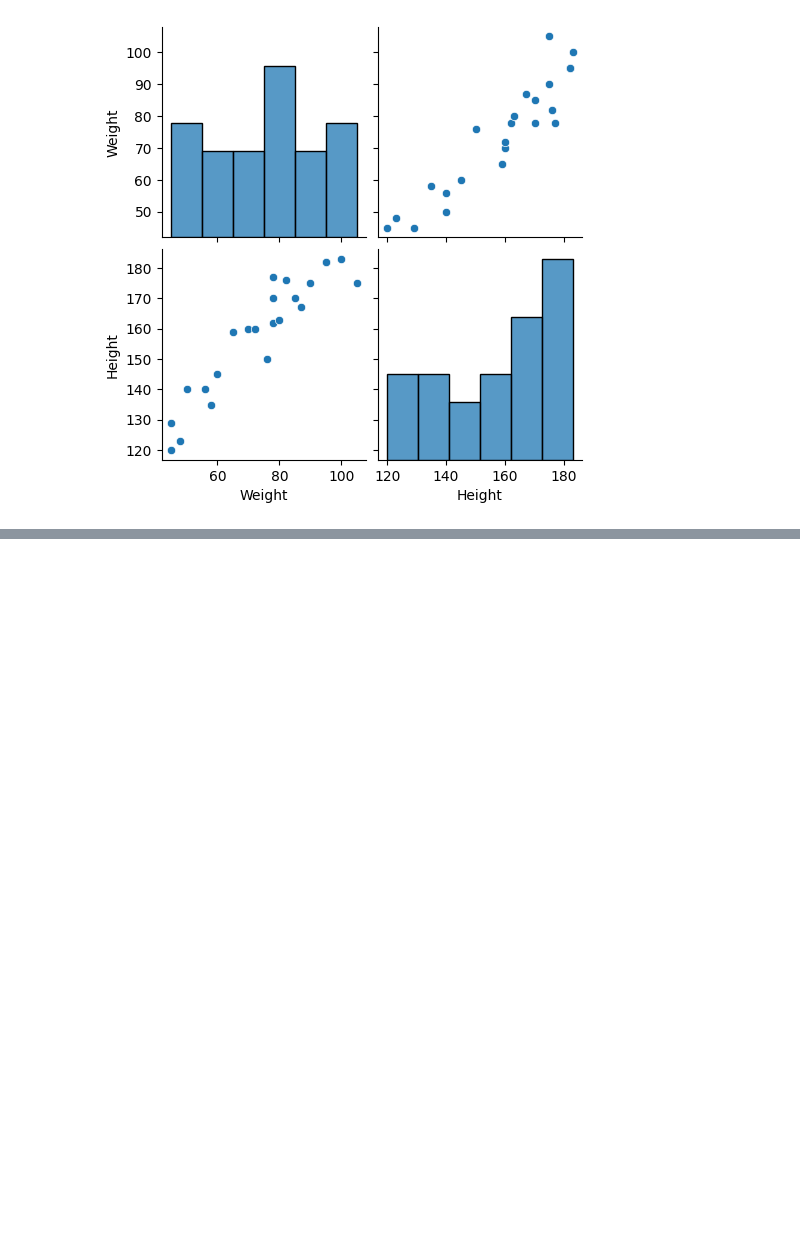
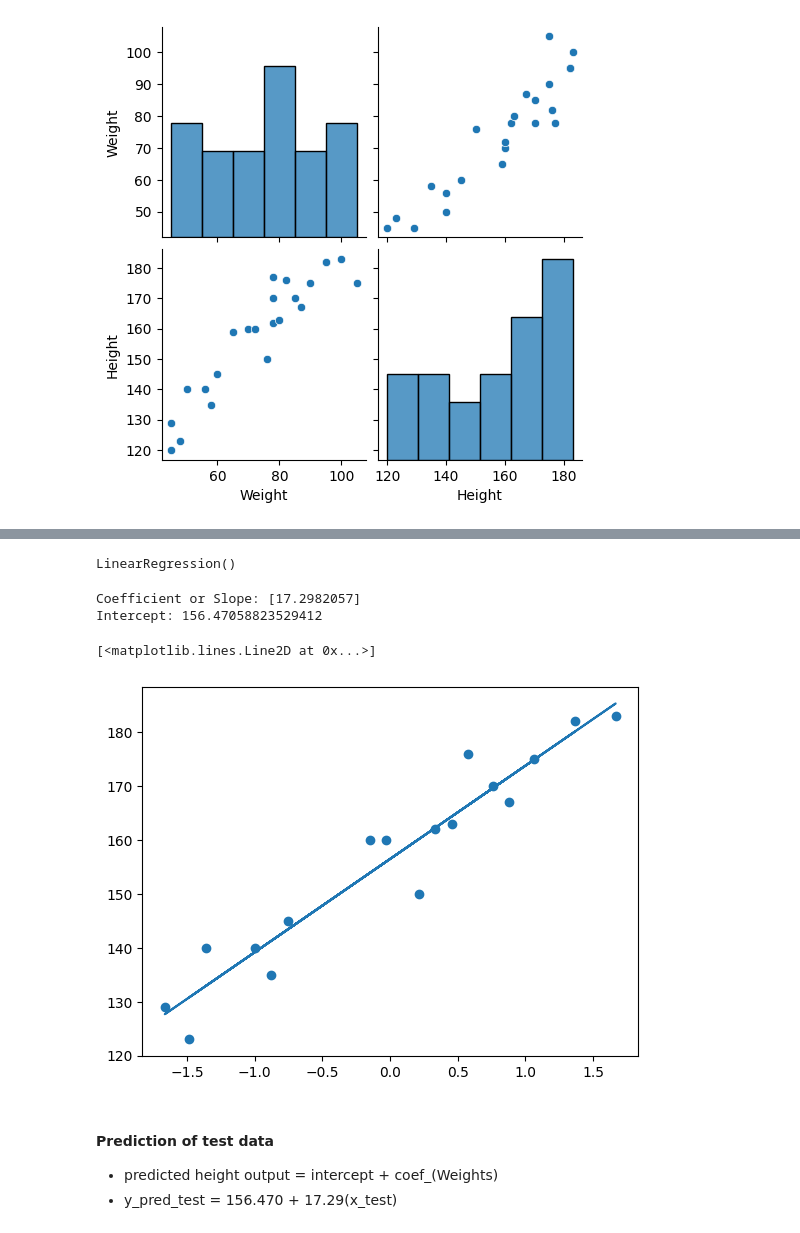
Before and after one commit to adityakashyap5047/ml_dl.py, a Jupyter notebook: ml-dl/4-Linear Regression/4.1-Simple Linear Regression Practical.ipynb, the cells around one changed output, grey strips where cells are left out. Saved outputs shown, nothing was run; the diff lists cells and outputs as text; code cells hidden in the pictures; blank space fills up the shorter version.

Commit message:
linear regression with the help of sklearn

```diff
--- a/ml-dl/4-Linear Regression/4.1-Simple Linear Regression Practical.ipynb
+++ b/ml-dl/4-Linear Regression/4.1-Simple Linear Regression Practical.ipynb
@@ -37,0 +46,7 @@ sns.pairplot(df)
+# %%
+### Train Test Split
+from sklearn.model_selection import train_test_split
+### Training data will use the model for training that specific data and for testing that model or for seeing that how the model is performing new data will only use test data
+
+## Output of x_train is y_train and output of x_test is y_test
+x_train, x_test, y_train, y_test = train_test_split(x, y, test_size=0.25, random_state=42)
@@ -37,0 +68,3 @@ sns.pairplot(df)
+# %%
+scaler = StandardScaler()
+x_train = scaler.fit_transform(x_train)
@@ -37,0 +107,2 @@ sns.pairplot(df)
+# %%
+regression = LinearRegression()
@@ -37,0 +112,21 @@ sns.pairplot(df)
+# %%
+regression.fit(x_train, y_train)
+# %% [output]
+LinearRegression()
+# %%
+print("Coefficient or Slope:", regression.coef_)
+print("Intercept:", regression.intercept_)
+# %% [output]
+Coefficient or Slope: [17.2982057]
+Intercept: 156.47058823529412
+# %%
+### Plot training data with best fit line
+plt.scatter(x_train, y_train)
+plt.plot(x_train, regression.predict(x_train))  ### plt.plot(x_train, y_train_predict)
+# %% [output]
+[<matplotlib.lines.Line2D at 0x...>]
+[figure, added]
+# %% [markdown]
+#### Prediction of test data
+- predicted height output = intercept + coef_(Weights)
+- y_pred_test = 156.470 + 17.29(x_test)
```
Also changed, not shown: parts of 20 cells of this notebook.
